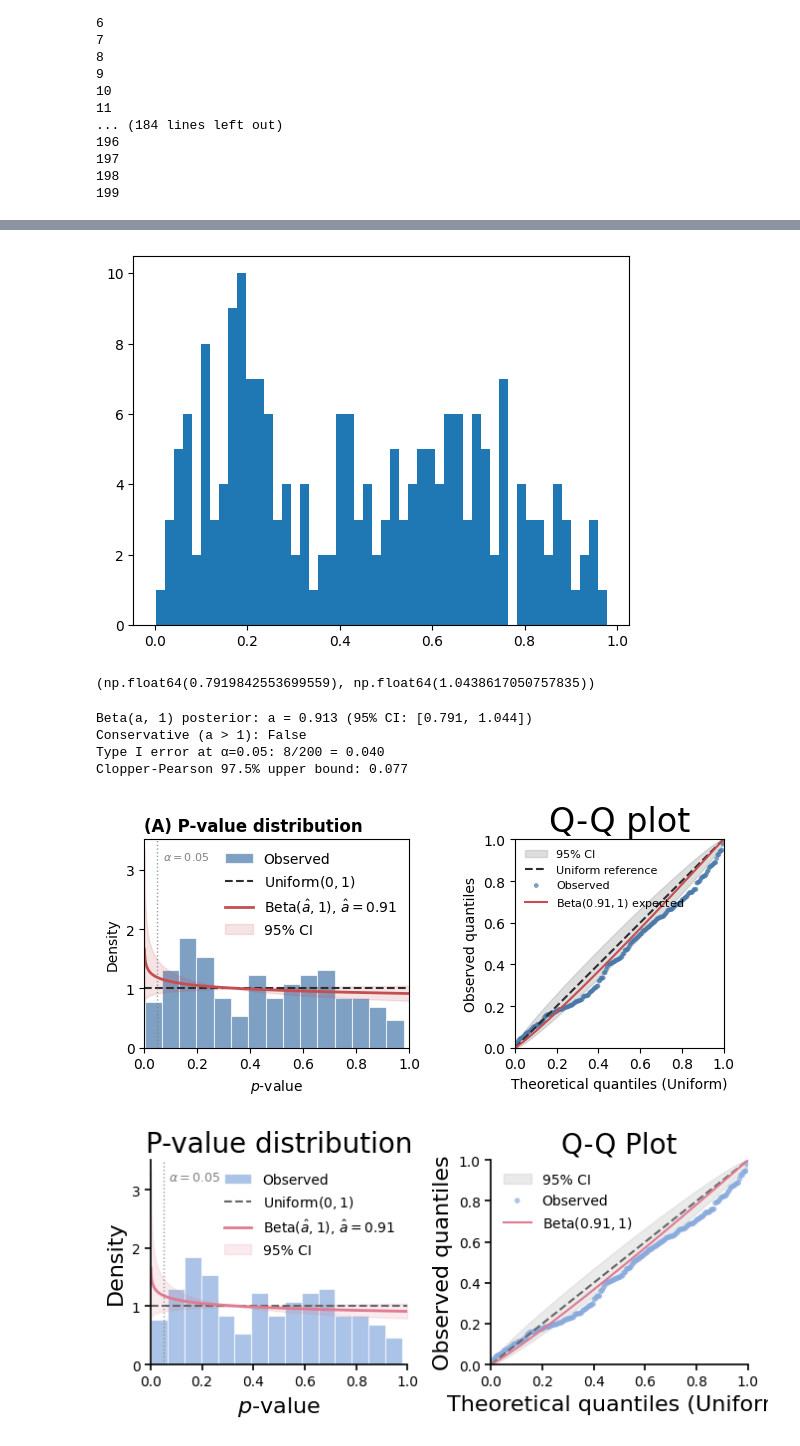
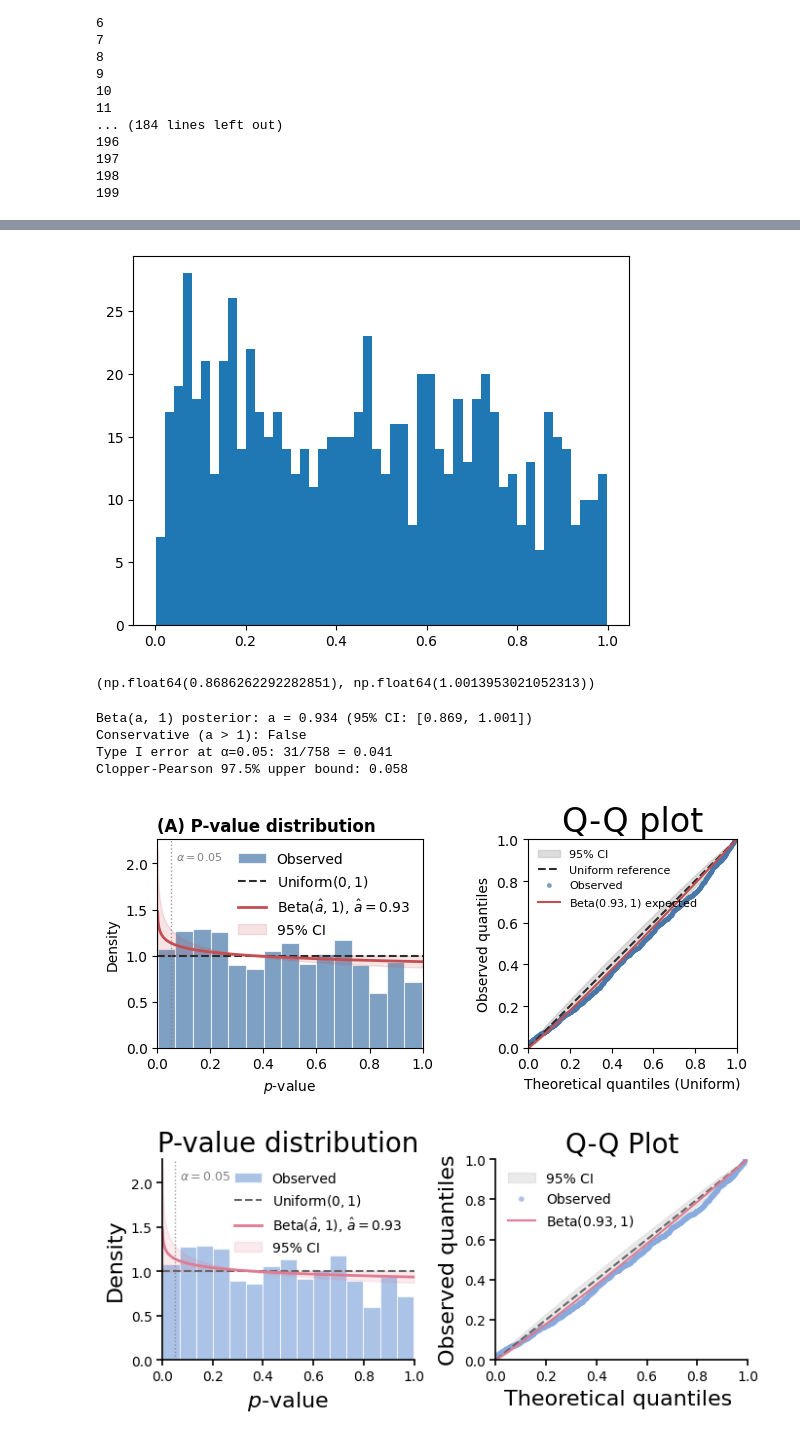
Before and after one commit to Pillar-Biosciences-Inc/BatchDetect, a Jupyter notebook: paper/synthetic_results/conservative_pvals_hierarchical/Figure2Creation.ipynb, the cells around one changed output, grey strips where cells are left out. Cells and saved outputs as stored; diff of their text form; code cells hidden in the pictures.

```diff
--- a/paper/synthetic_results/conservative_pvals_hierarchical/Figure2Creation.ipynb
+++ b/paper/synthetic_results/conservative_pvals_hierarchical/Figure2Creation.ipynb
@@ -30,7 +30,7 @@ with open('Likelihoods.p','rb') as f:
 
 # Number of batch files
 keys = myDict.keys()
-n_batches = len(keys)
+n_batches = 758
 
 # Preallocate array for p-values
 p_values = np.zeros(n_batches)
@@ -60,3 +60,19 @@ for i,key in enumerate(keys):
 197
 198
 199
+# %%
+with open('LogLikelihoods2.p','rb') as f:
+    myDict = pickle.load(f)
+
+# Number of batch files
+keys = myDict.keys()
+
+# Preallocate array for p-values
+
+
+
+for i,key in enumerate(keys):
+    print(i)
+    logZs = myDict[key]
+    test_results = parametric_bootstrap_lrt(logZs,null_factory,alt_factory,random_state=i)
+    p_values[i+200] = test_results["p_value"]
@@ -63,15 +97,17 @@ for i,key in enumerate(keys):
 # %%
 plt.hist(p_values,bins=50);
 # %% [output]
-[figure, old version]
+[figure, new version]
 # %%
 from batchdetect.pvalue_evaluation import alpha_posterior_credible_interval
 # %%
 test = alpha_posterior_credible_interval(p_values,2,2,.05)
 # %%
-test
+np.savetxt('Computed_pvals2.txt',p_values,fmt='%0.8f',delimiter='\n')
-# %% [output]
-(np.float64(0.7919842553699559), np.float64(1.0438617050757835))
+# %%
+test
+# %% [output]
+(np.float64(0.8686262292282851), np.float64(1.0013953021052313))
 # %%
 import numpy as np
 import matplotlib.pyplot as plt
@@ -178,11 +214,11 @@ plt.tight_layout()
 
 plt.show()
 # %% [output]
-Beta(a, 1) posterior: a = 0.913 (95% CI: [0.791, 1.044])
+Beta(a, 1) posterior: a = 0.934 (95% CI: [0.869, 1.001])
 Conservative (a > 1): False
-Type I error at α=0.05: 8/200 = 0.040
-Clopper-Pearson 97.5% upper bound: 0.077
+Type I error at α=0.05: 31/758 = 0.041
+Clopper-Pearson 97.5% upper bound: 0.058
-[figure, old version]
+[figure, new version]
 # %%
 import numpy as np
 import matplotlib.pyplot as plt
@@ -241,32 +277,32 @@ n = len(p_values)
 theoretical_quantiles = (np.arange(1, n + 1) - 0.5) / n
 
 # 95% CI bands from order statistics
 ci_lower = stats.beta.ppf(0.025, np.arange(1, n + 1), n - np.arange(1, n + 1) + 1)
 ci_upper = stats.beta.ppf(0.975, np.arange(1, n + 1), n - np.arange(1, n + 1) + 1)
 
 ax.fill_between(theoretical_quantiles, ci_lower, ci_upper,
                 color=color_ci, alpha=0.4, label='95% CI')
 
 ax.plot([0, 1], [0, 1], color=color_uniform, linestyle='--', linewidth=1.5)
 
 ax.scatter(theoretical_quantiles, p_sorted, s=16, color=color_hist,
            alpha=0.7, edgecolors='none', label='Observed')
 
 ax.plot(theoretical_quantiles, stats.beta.ppf(theoretical_quantiles, a_est, 1),
         color=color_beta, linewidth=1.5, label=fr'Beta$({a_est:.2f}, 1)$')
 
-ax.set_xlabel('Theoretical quantiles (Uniform)',fontsize=20)
+ax.set_xlabel('Theoretical quantiles ',fontsize=20)
 ax.set_ylabel('Observed quantiles',fontsize=20)
 ax.set_xlim(0, 1)
 ax.set_ylim(0, 1)
 #ax.set_aspect('equal')
 ax.legend(loc='upper left', frameon=False)
 ax.set_title('Q-Q Plot',fontsize=36)
 stylize_axes(ax)
 
 # Layout
 plt.tight_layout()
 plt.savefig('Figure2_synthetic.pdf')
 plt.show()
 # %% [output]
-[figure, old version]
+[figure, new version]
```
Also changed, not shown: parts of 1 cell of this notebook, 3 other files.
